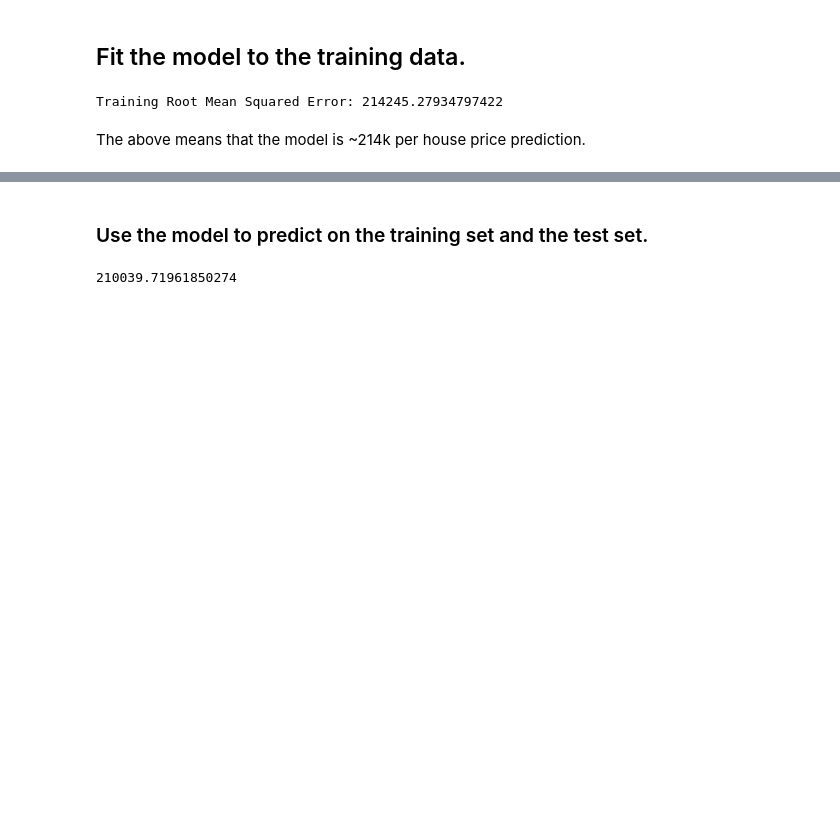
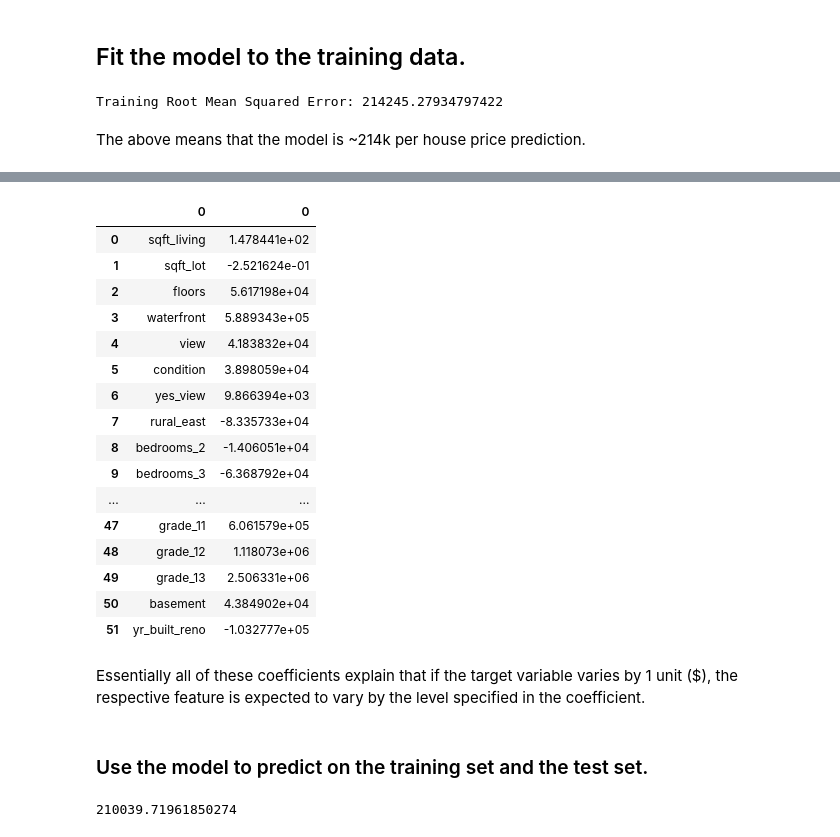
Before and after one commit to justinm0rgan/kings_county_housing_project, a Jupyter notebook: Kings_County_Housing_Data_Project.ipynb, the cells around one changed output, grey strips where cells are left out. Saved outputs shown, nothing was run; the diff lists cells and outputs as text; code cells hidden in the pictures; blank space fills up the shorter version.

```diff
--- a/Kings_County_Housing_Data_Project.ipynb
+++ b/Kings_County_Housing_Data_Project.ipynb
@@ -694,3 +711,28 @@ The above means that the model is ~214k per house price prediction.
+# %%
+# display coefficents in a more readable manner
+coefficients = pd.concat([pd.DataFrame(X_train.columns),pd.DataFrame(np.transpose(lm.coef_))], axis = 1)
+# %%
+coefficients
+# %% [output]
+|  | 0 | 0 |
+| 0 | sqft_living | 1.478441e+02 |
+| 1 | sqft_lot | -2.521624e-01 |
+| 2 | floors | 5.617198e+04 |
+| 3 | waterfront | 5.889343e+05 |
+| 4 | view | 4.183832e+04 |
+| 5 | condition | 3.898059e+04 |
+| 6 | yes_view | 9.866394e+03 |
+| 7 | rural_east | -8.335733e+04 |
+| 8 | bedrooms_2 | -1.406051e+04 |
+| 9 | bedrooms_3 | -6.368792e+04 |
+| ... | ... | ... |
+| 47 | grade_11 | 6.061579e+05 |
+| 48 | grade_12 | 1.118073e+06 |
+| 49 | grade_13 | 2.506331e+06 |
+| 50 | basement | 4.384902e+04 |
+| 51 | yr_built_reno | -1.032777e+05 |
+# %% [markdown]
+Essentially all of these coefficients explain that if the target variable varies by 1 unit ($), the respective feature is expected to vary by the level specified in the coefficient.
 # %% [markdown]
 ###  Use the model to predict on the training set and the test set.
 # %%
```
Also changed, not shown: parts of 2 cells of this notebook, 2 other files.
